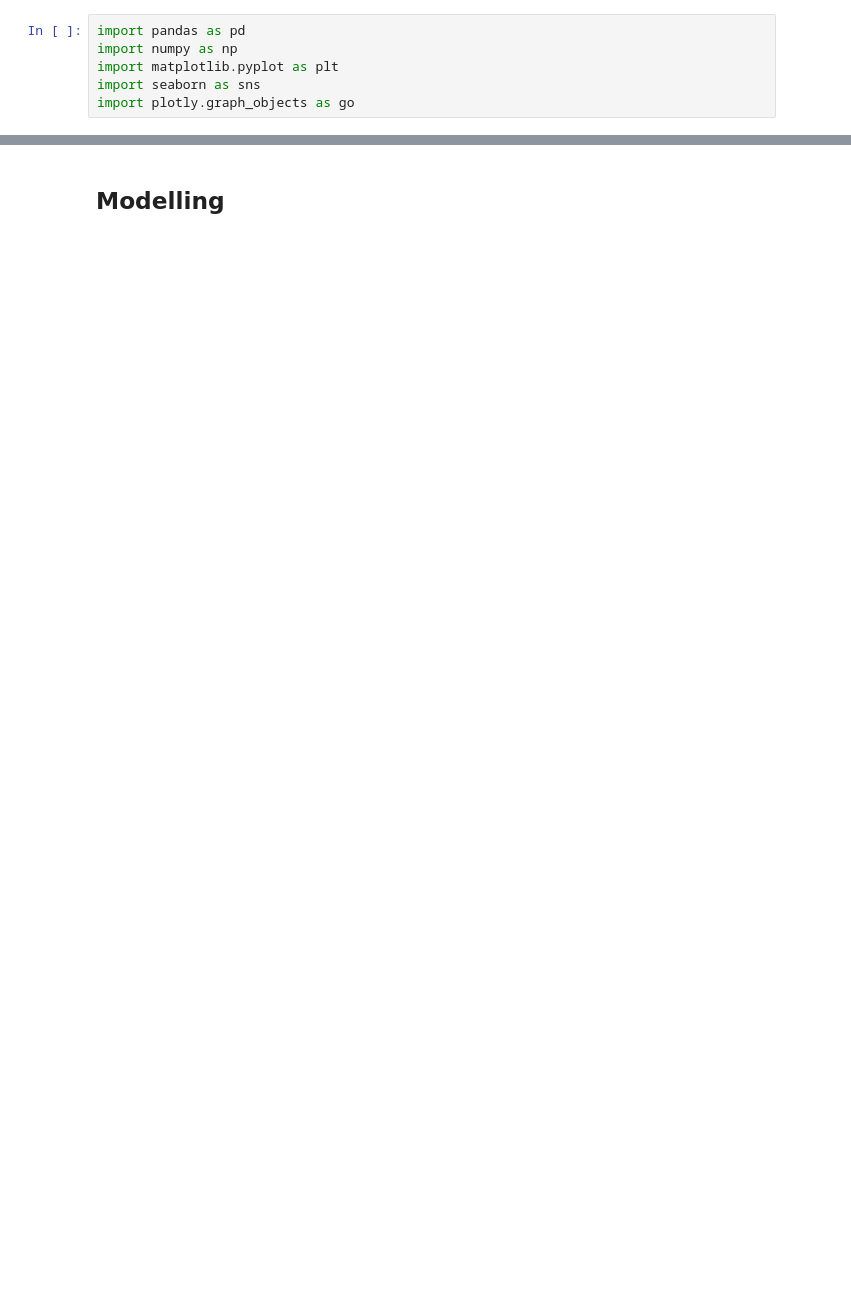
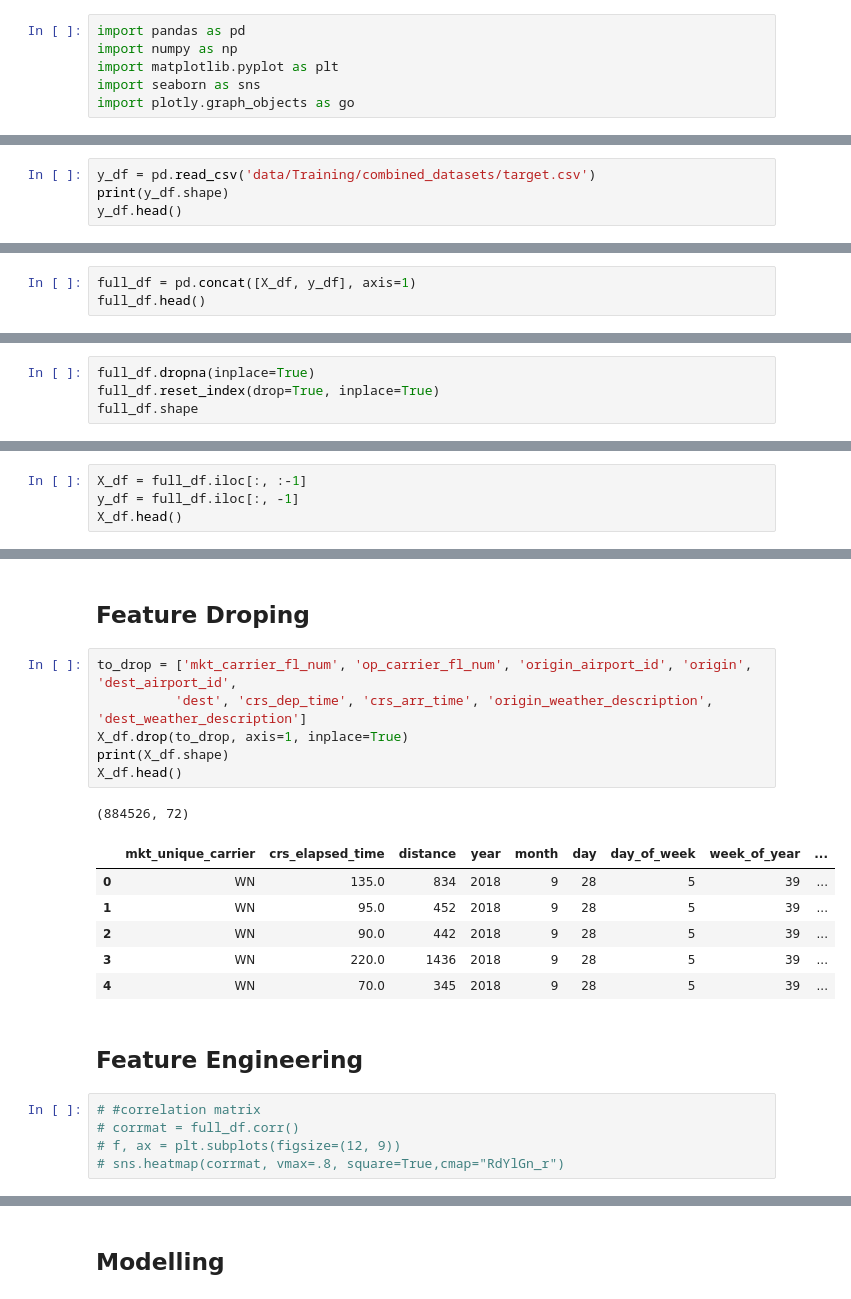
Before and after one commit to Zmek95/Flight_Delay_Predictor, a Jupyter notebook: full_framework.ipynb, the cells around one changed output, grey strips where cells are left out. Drawn from its saved outputs; the diff is of its cells as text; blank space fills up the shorter version.

```diff
--- a/full_framework.ipynb
+++ b/full_framework.ipynb
@@ -18,0 +22,4 @@ X_df.head()
+# %%
+y_df = pd.read_csv('data/Training/combined_datasets/target.csv')
+print(y_df.shape)
+y_df.head()
@@ -18,0 +34,3 @@ X_df.head()
+# %%
+full_df = pd.concat([X_df, y_df], axis=1)
+full_df.head()
@@ -18,0 +67,4 @@ X_df.head()
+# %%
+full_df.dropna(inplace=True)
+full_df.reset_index(drop=True, inplace=True)
+full_df.shape
@@ -18,0 +73,4 @@ X_df.head()
+# %%
+X_df = full_df.iloc[:, :-1]
+y_df = full_df.iloc[:, -1]
+X_df.head()
@@ -19 +84,24 @@ X_df.head()
+# %% [markdown]
+## Feature Droping
+# %%
+to_drop = ['mkt_carrier_fl_num', 'op_carrier_fl_num', 'origin_airport_id', 'origin', 'dest_airport_id',
+          'dest', 'crs_dep_time', 'crs_arr_time', 'origin_weather_description', 'dest_weather_description']
+X_df.drop(to_drop, axis=1, inplace=True)
+print(X_df.shape)
+X_df.head()
+# %% [output]
+(884526, 72)
+|  | mkt_unique_carrier | crs_elapsed_time | distance | year | month | day | day_of_week | week_of_year | ... |
+| 0 | WN | 135.0 | 834 | 2018 | 9 | 28 | 5 | 39 | ... |
+| 1 | WN | 95.0 | 452 | 2018 | 9 | 28 | 5 | 39 | ... |
+| 2 | WN | 90.0 | 442 | 2018 | 9 | 28 | 5 | 39 | ... |
+| 3 | WN | 220.0 | 1436 | 2018 | 9 | 28 | 5 | 39 | ... |
+| 4 | WN | 70.0 | 345 | 2018 | 9 | 28 | 5 | 39 | ... |
+# %% [markdown]
+## Feature Engineering
+# %%
+# #correlation matrix
+# corrmat = full_df.corr()
+# f, ax = plt.subplots(figsize=(12, 9))
+# sns.heatmap(corrmat, vmax=.8, square=True,cmap="RdYlGn_r")
 # %% [markdown]
```
Also changed, not shown: parts of 25 cells of this notebook, 1 other file.
